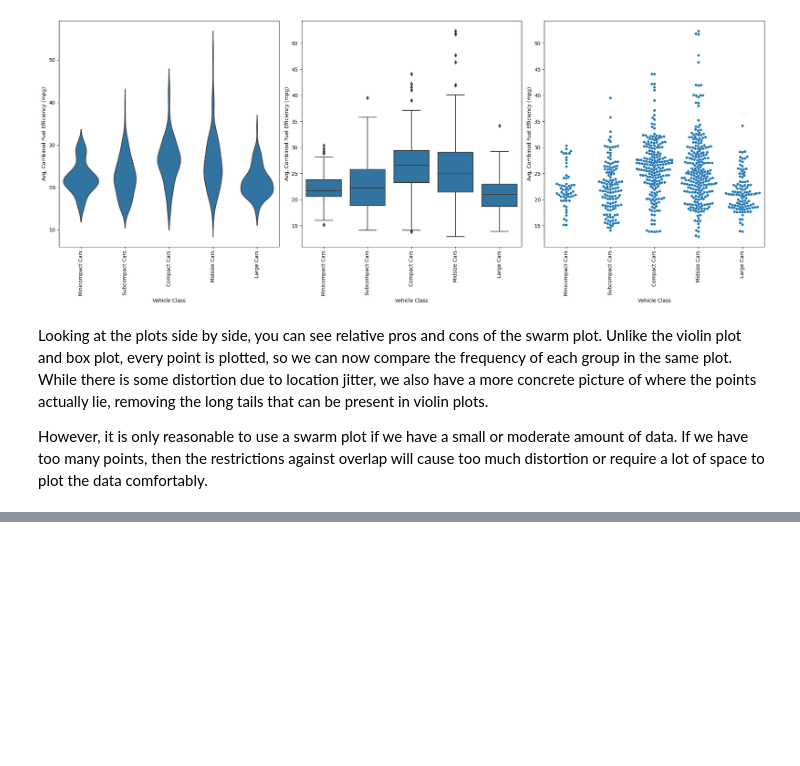
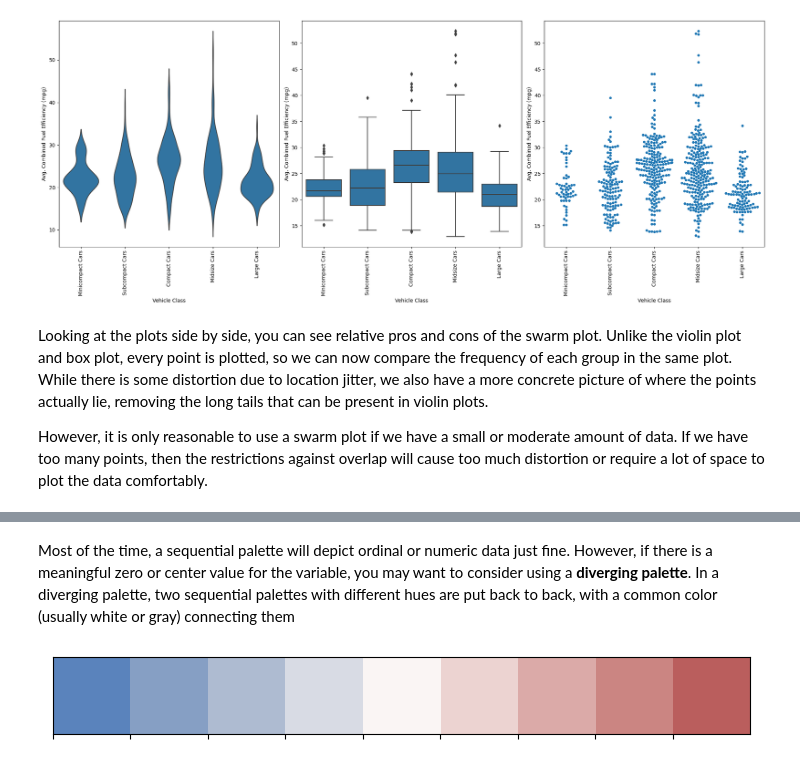
Before and after one commit to kisyular/data-visualization, a Jupyter notebook: Intro-Data-Visualization.ipynb, the cells around one changed output, grey strips where cells are left out. Drawn from its saved outputs; the diff is of its cells as text; code cells hidden in the pictures; blank space fills up the shorter version.

```diff
--- a/Intro-Data-Visualization.ipynb
+++ b/Intro-Data-Visualization.ipynb
@@ -1454,0 +1541,6 @@ However, it is only reasonable to use a swarm plot if we have a small or moderat
+# %% [markdown]
+Most of the time, a sequential palette will depict ordinal or numeric data just fine. However, if there is a meaningful zero or center value for the variable, you may want to consider using a **diverging palette**. In a diverging palette, two sequential palettes with different hues are put back to back, with a common color (usually white or gray) connecting them
+# %%
+sb.palplot(sb.color_palette('vlag', 9))
+# %% [output]
+[figure, added]
```
Also changed, not shown: parts of 14 cells of this notebook.
